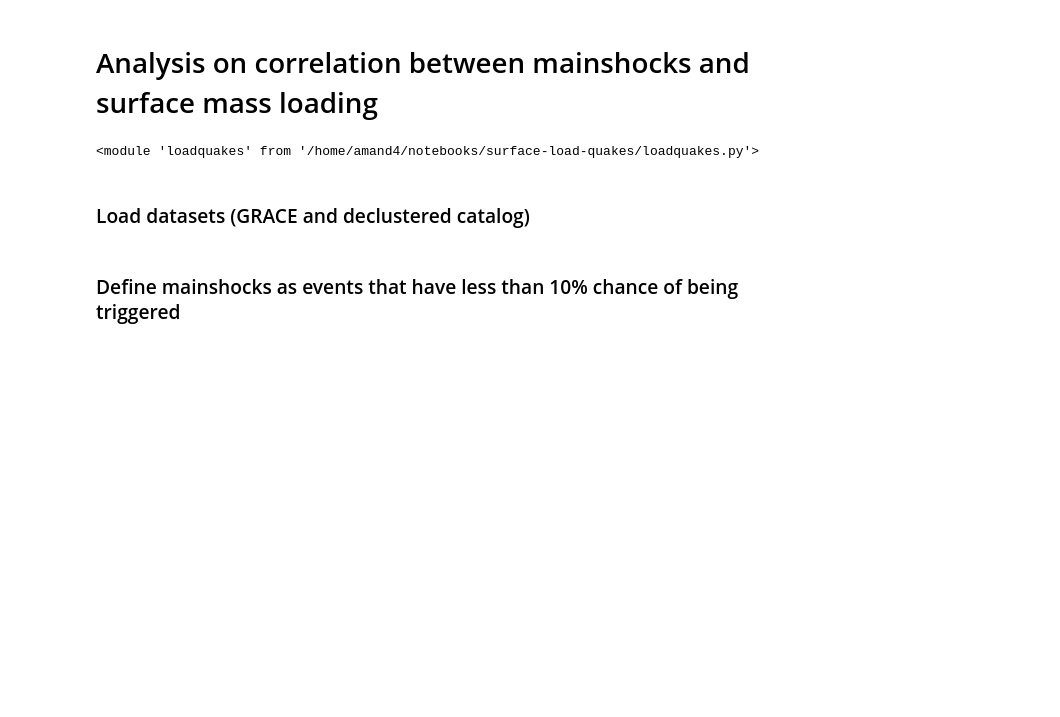
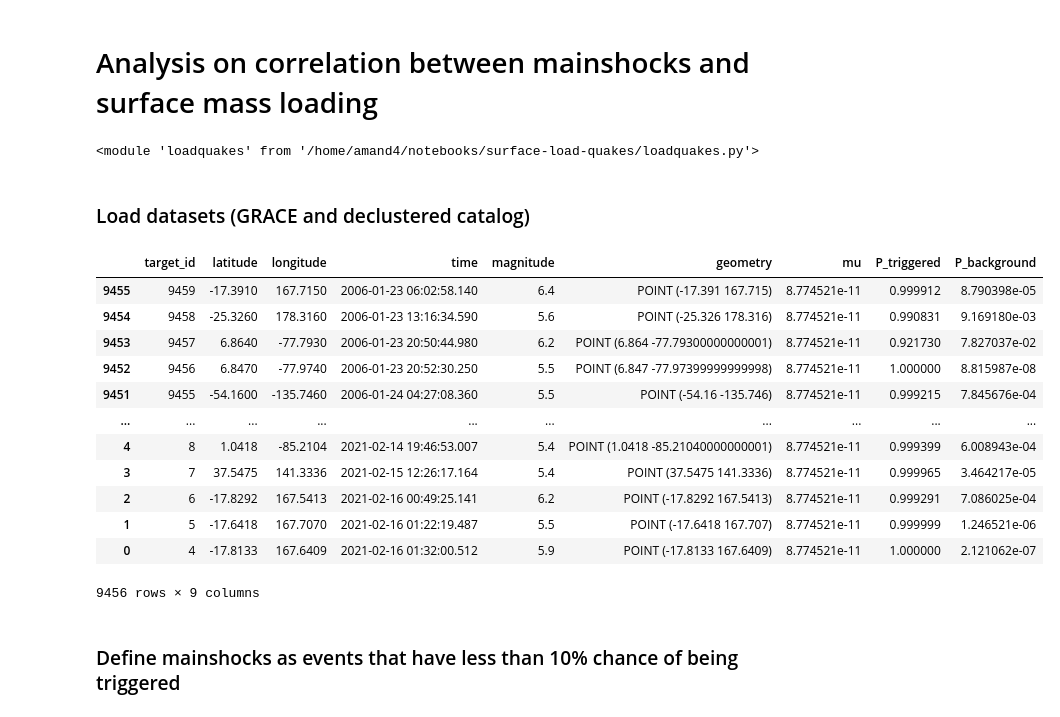
Before and after one commit to epic-research-group/surface-load-quakes, a Jupyter notebook: surface-load-mainshocks.ipynb, the cells around one changed output. Saved outputs shown, nothing was run; the diff lists cells and outputs as text; code cells hidden in the pictures; blank space fills up the shorter version.

```diff
--- a/surface-load-mainshocks.ipynb
+++ b/surface-load-mainshocks.ipynb
@@ -24,6 +24,22 @@ ds = xr.open_dataset(dataset_path + "GRCTellus.JPL.200204_202102.GLO.RL06M.MSCNv
 # catalog = pd.read_csv('eq_200204_202102.csv')
 catalog = pd.read_csv(dataset_path + 'ind_and_bg_probs.csv')
 catalog["time"] = catalog["time"].astype("datetime64")
+# %%
+catalog.sort_values("time")
+# %% [output]
+|  | target_id | latitude | longitude | time | magnitude | geometry | mu | P_triggered | P_background |
+| 9455 | 9459 | -17.3910 | 167.7150 | 2006-01-23 06:02:58.140 | 6.4 | POINT (-17.391 167.715) | 8.774521e-11 | 0.999912 | 8.790398e-05 |
+| 9454 | 9458 | -25.3260 | 178.3160 | 2006-01-23 13:16:34.590 | 5.6 | POINT (-25.326 178.316) | 8.774521e-11 | 0.990831 | 9.169180e-03 |
+| 9453 | 9457 | 6.8640 | -77.7930 | 2006-01-23 20:50:44.980 | 6.2 | POINT (6.864 -77.79300000000001) | 8.774521e-11 | 0.921730 | 7.827037e-02 |
+| 9452 | 9456 | 6.8470 | -77.9740 | 2006-01-23 20:52:30.250 | 5.5 | POINT (6.847 -77.97399999999998) | 8.774521e-11 | 1.000000 | 8.815987e-08 |
+| 9451 | 9455 | -54.1600 | -135.7460 | 2006-01-24 04:27:08.360 | 5.5 | POINT (-54.16 -135.746) | 8.774521e-11 | 0.999215 | 7.845676e-04 |
+| ... | ... | ... | ... | ... | ... | ... | ... | ... | ... |
+| 4 | 8 | 1.0418 | -85.2104 | 2021-02-14 19:46:53.007 | 5.4 | POINT (1.0418 -85.21040000000001) | 8.774521e-11 | 0.999399 | 6.008943e-04 |
+| 3 | 7 | 37.5475 | 141.3336 | 2021-02-15 12:26:17.164 | 5.4 | POINT (37.5475 141.3336) | 8.774521e-11 | 0.999965 | 3.464217e-05 |
+| 2 | 6 | -17.8292 | 167.5413 | 2021-02-16 00:49:25.141 | 6.2 | POINT (-17.8292 167.5413) | 8.774521e-11 | 0.999291 | 7.086025e-04 |
+| 1 | 5 | -17.6418 | 167.7070 | 2021-02-16 01:22:19.487 | 5.5 | POINT (-17.6418 167.707) | 8.774521e-11 | 0.999999 | 1.246521e-06 |
+| 0 | 4 | -17.8133 | 167.6409 | 2021-02-16 01:32:00.512 | 5.9 | POINT (-17.8133 167.6409) | 8.774521e-11 | 1.000000 | 2.121062e-07 |
+9456 rows × 9 columns
 # %% [markdown]
 ### Define mainshocks as events that have less than 10% chance of being triggered
 # %%
```
